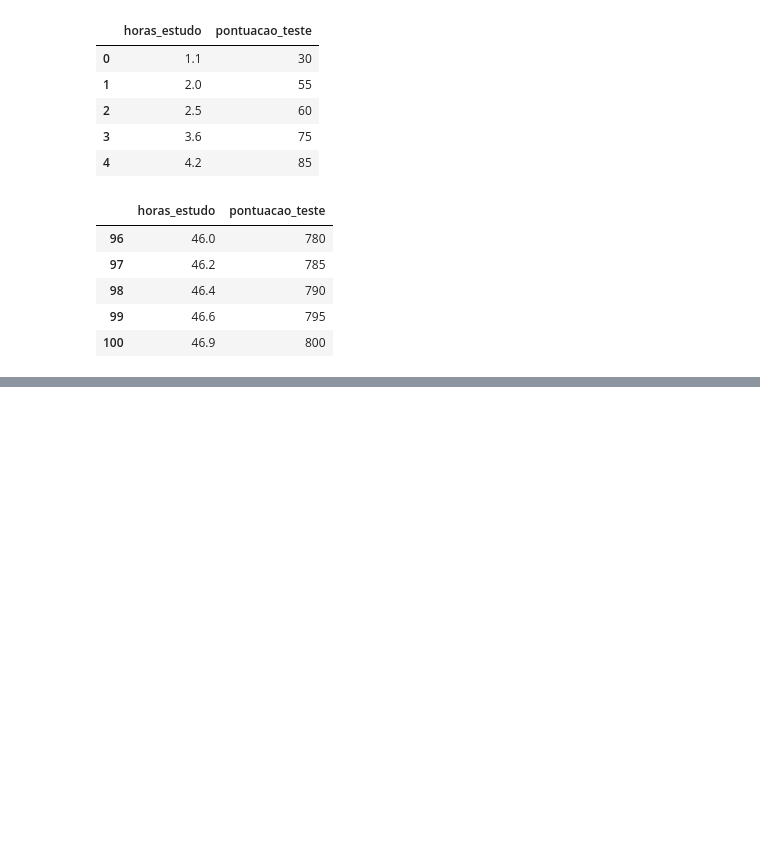
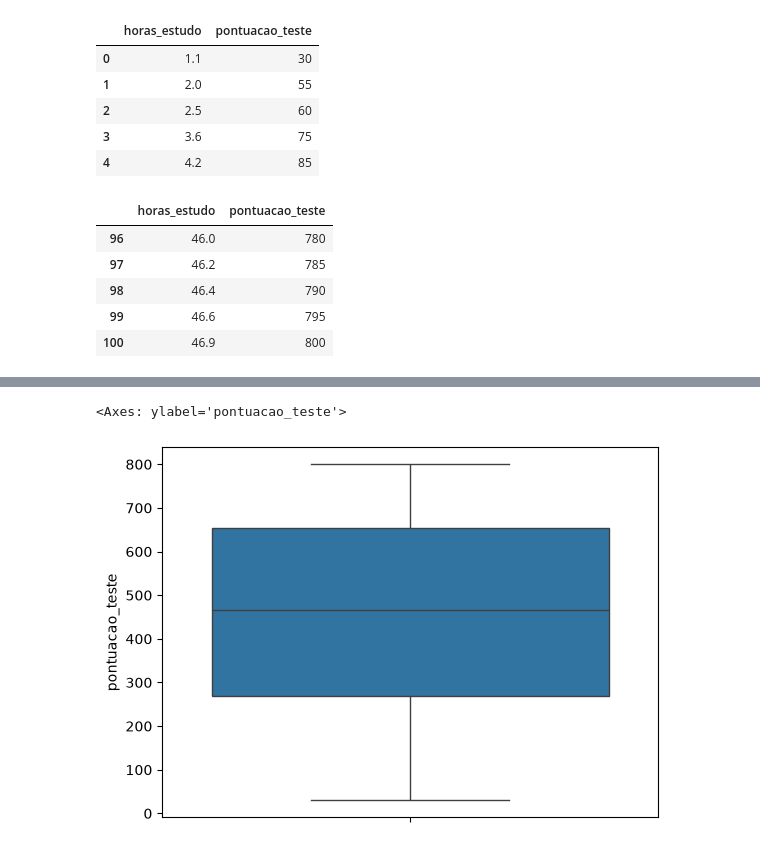
Before and after one commit to Manoelhns/regressao-linear-simples, a Jupyter notebook: modelo_pontuacao.ipynb, the cells around one changed output, grey strips where cells are left out. Drawn from its saved outputs; the diff is of its cells as text; code cells hidden in the pictures; blank space fills up the shorter version.

```diff
--- a/modelo_pontuacao.ipynb
+++ b/modelo_pontuacao.ipynb
@@ -46,0 +77,7 @@ df_pontuacao.tail()
+# %%
+# Verificar se temos outliers
+# Plot BoxPlot
+sns.boxplot(df_pontuacao, y='pontuacao_teste')
+# %% [output]
+<Axes: ylabel='pontuacao_teste'>
+[figure, added]
```
Also changed, not shown: parts of 8 cells of this notebook.
